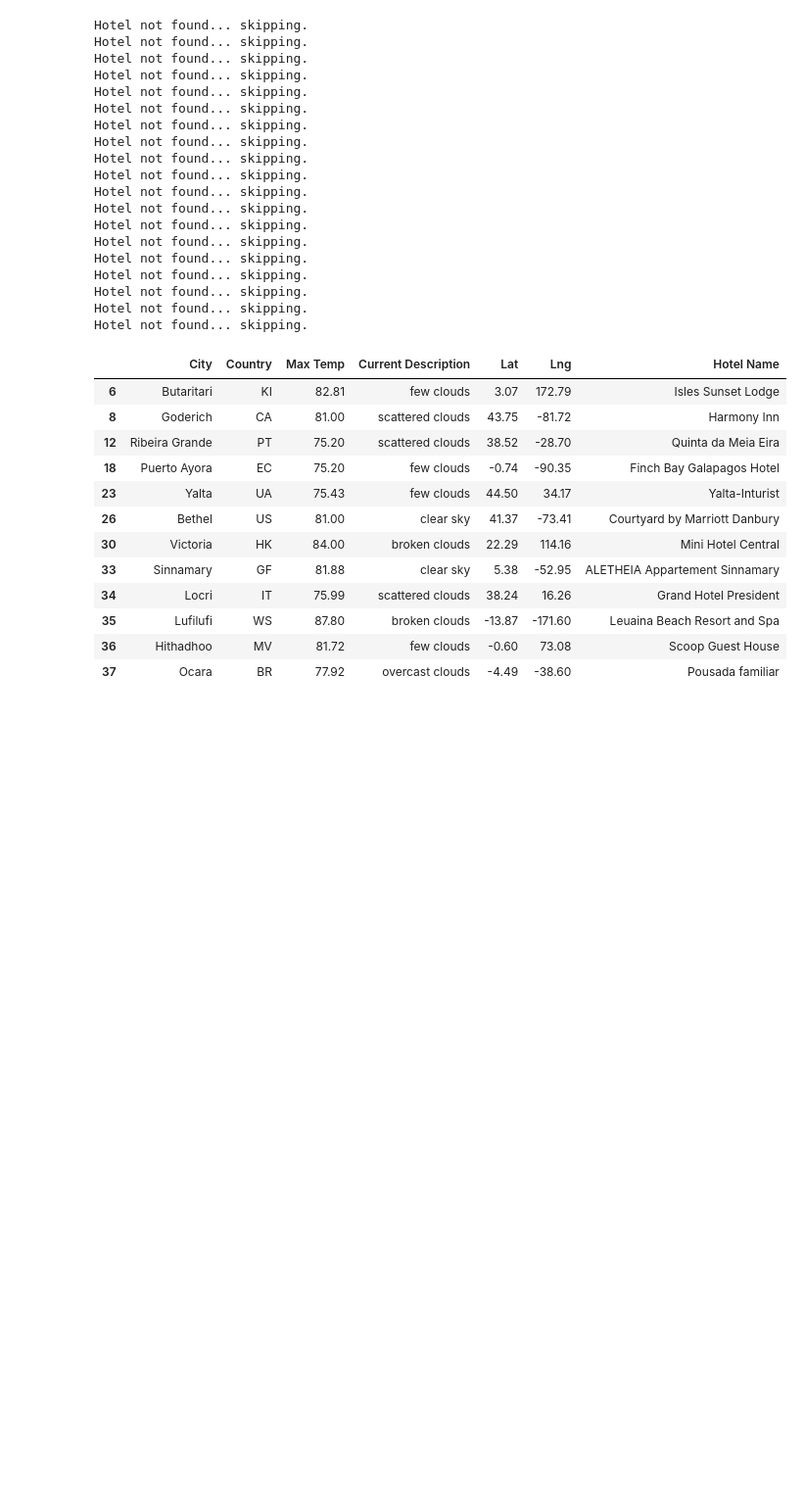
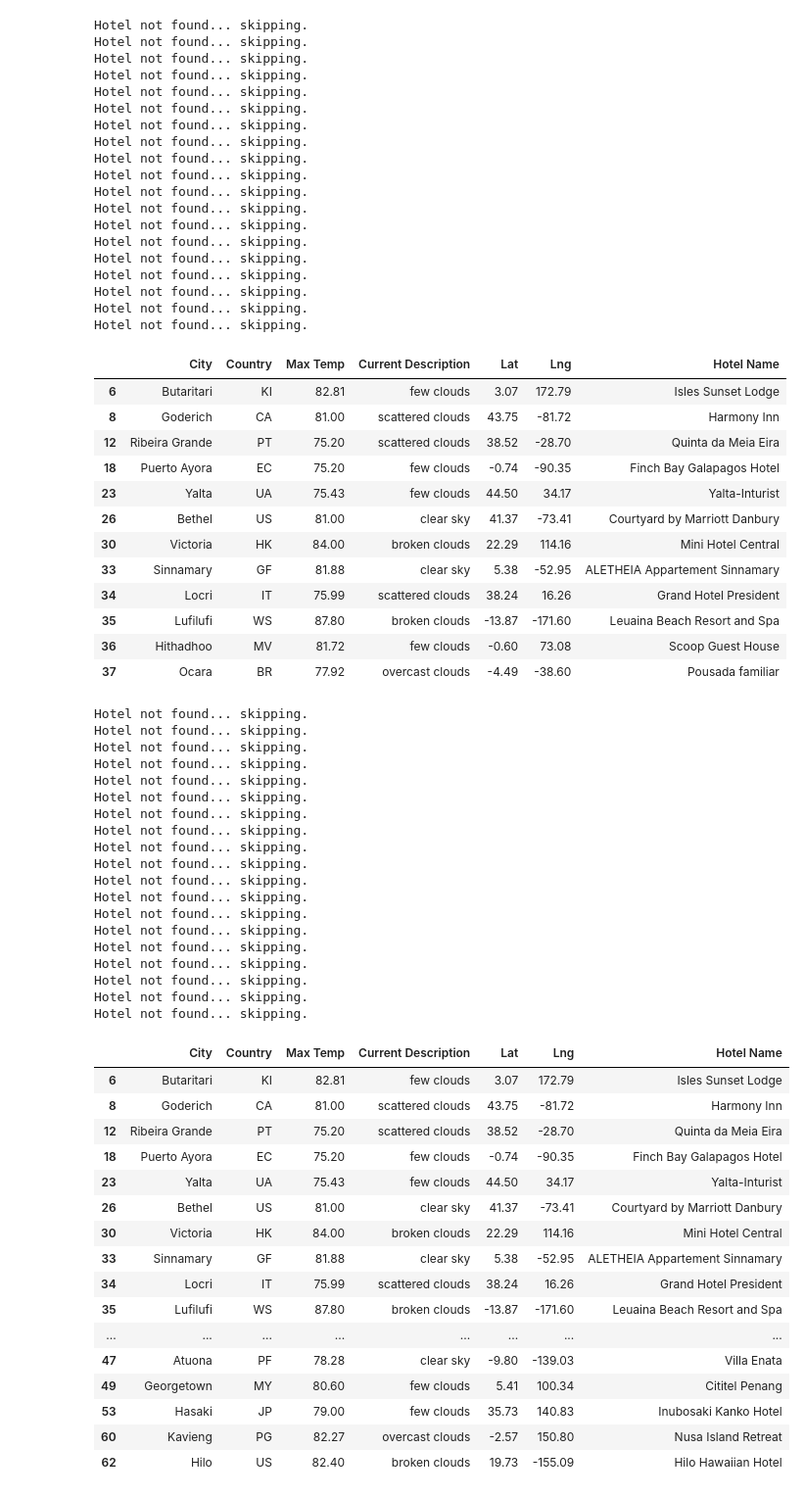
Before and after one commit to larrydodson/World_Weather_Analysis, a Jupyter notebook: Vacation_Search/Vacation_Search.ipynb, the cells around one changed output. Shown: that part at 98% size. Cells and saved outputs as stored; diff of their text form; code cells hidden in the pictures; blank space fills up the shorter version.

```diff
--- a/Vacation_Search/Vacation_Search.ipynb
+++ b/Vacation_Search/Vacation_Search.ipynb
@@ -161,0 +158,69 @@ hotel_df.head(12)
+# %%
+# 7. Drop the rows where there is no Hotel Name.
+
+params = {
+    "radius": 5000,
+    "type": "lodging",
+    "key": g_key
+}
+
+# Iterate through the hotel DataFrame.
+for index, row in hotel_df.iterrows():
+
+    # Get latitude and longitude from DataFrame
+    lat = row["Lat"]
+    lng = row["Lng"]
+    params["location"] = f"{lat},{lng}"
+    # params[]
+
+    # Set up the base URL for the Google Directions API to get JSON data.
+    # base_url = "https://maps.googleapis.com/maps/api/directions/nearbysearch/json"
+    base_url = "https://maps.googleapis.com/maps/api/place/nearbysearch/json"
+
+    # Make request and retrieve the JSON data from the search.
+    hotels = requests.get(base_url, params=params).json()
+
+    # Get the first hotel from the results and store the name,
+    # if a hotel isn't found skip the city.
+    try:
+        hotel_df.loc[index, "Hotel Name"] = hotels["results"][0]["name"]
+    except (IndexError):
+        print("Hotel not found... skipping.")
+hotel_df.head(20)
+# %% [output]
+Hotel not found... skipping.
+Hotel not found... skipping.
+Hotel not found... skipping.
+Hotel not found... skipping.
+Hotel not found... skipping.
+Hotel not found... skipping.
+Hotel not found... skipping.
+Hotel not found... skipping.
+Hotel not found... skipping.
+Hotel not found... skipping.
+Hotel not found... skipping.
+Hotel not found... skipping.
+Hotel not found... skipping.
+Hotel not found... skipping.
+Hotel not found... skipping.
+Hotel not found... skipping.
+Hotel not found... skipping.
+Hotel not found... skipping.
+Hotel not found... skipping.
+|  | City | Country | Max Temp | Current Description | Lat | Lng | Hotel Name |
+| 6 | Butaritari | KI | 82.81 | few clouds | 3.07 | 172.79 | Isles Sunset Lodge |
+| 8 | Goderich | CA | 81.00 | scattered clouds | 43.75 | -81.72 | Harmony Inn |
+| 12 | Ribeira Grande | PT | 75.20 | scattered clouds | 38.52 | -28.70 | Quinta da Meia Eira |
+| 18 | Puerto Ayora | EC | 75.20 | few clouds | -0.74 | -90.35 | Finch Bay Galapagos Hotel |
+| 23 | Yalta | UA | 75.43 | few clouds | 44.50 | 34.17 | Yalta-Inturist |
+| 26 | Bethel | US | 81.00 | clear sky | 41.37 | -73.41 | Courtyard by Marriott Danbury |
+| 30 | Victoria | HK | 84.00 | broken clouds | 22.29 | 114.16 | Mini Hotel Central |
+| 33 | Sinnamary | GF | 81.88 | clear sky | 5.38 | -52.95 | ALETHEIA Appartement Sinnamary |
+| 34 | Locri | IT | 75.99 | scattered clouds | 38.24 | 16.26 | Grand Hotel President |
+| 35 | Lufilufi | WS | 87.80 | broken clouds | -13.87 | -171.60 | Leuaina Beach Resort and Spa |
+| ... | ... | ... | ... | ... | ... | ... | ... |
+| 47 | Atuona | PF | 78.28 | clear sky | -9.80 | -139.03 | Villa Enata |
+| 49 | Georgetown | MY | 80.60 | few clouds | 5.41 | 100.34 | Cititel Penang |
+| 53 | Hasaki | JP | 79.00 | few clouds | 35.73 | 140.83 | Inubosaki Kanko Hotel |
+| 60 | Kavieng | PG | 82.27 | overcast clouds | -2.57 | 150.80 | Nusa Island Retreat |
+| 62 | Hilo | US | 82.40 | broken clouds | 19.73 | -155.09 | Hilo Hawaiian Hotel |
```
Also changed, not shown: parts of 2 cells of this notebook, 1 other file.
